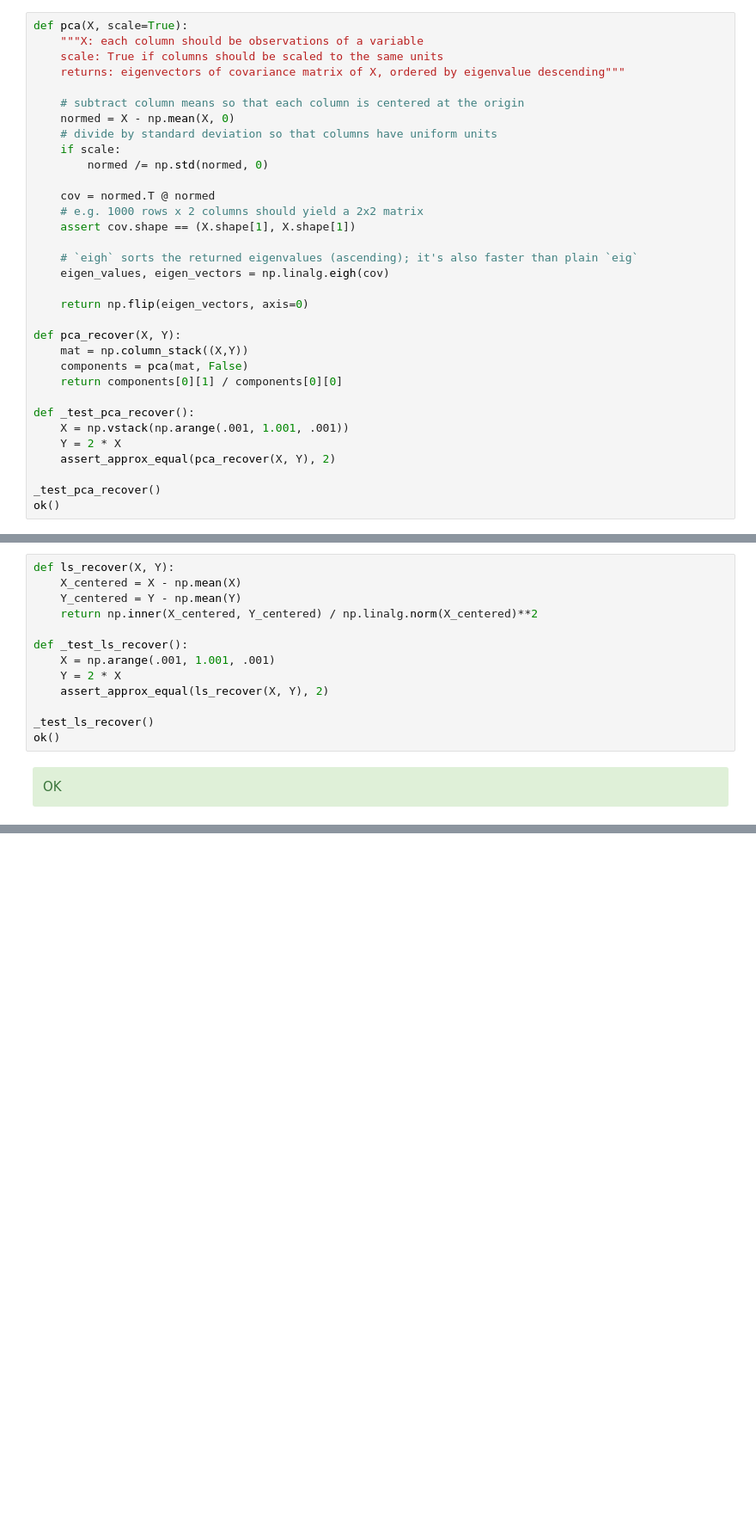
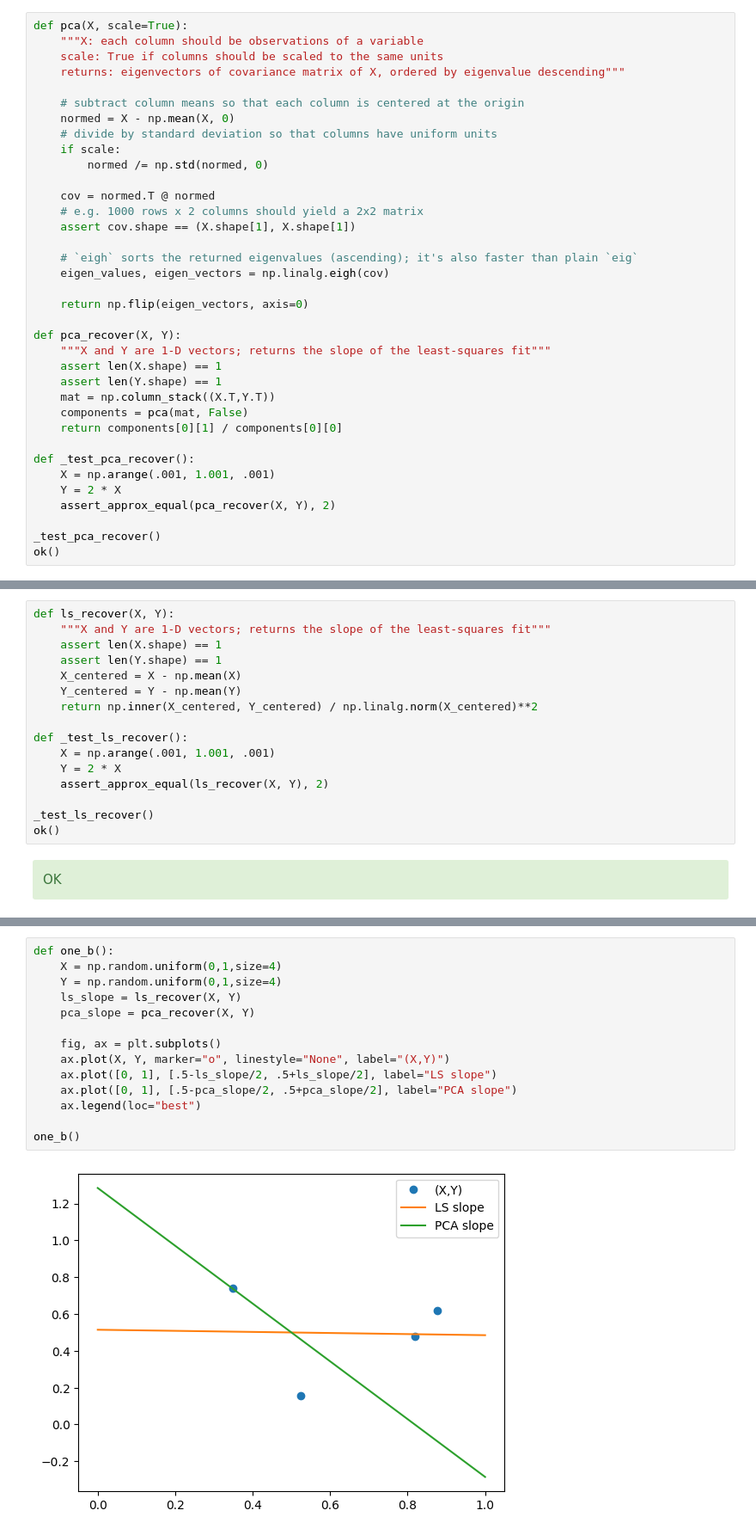
Before and after one commit to garfieldnate/Stanford-CS-168_Modern_Algorithmic_Toolbox, a Jupyter notebook: cs168/notebooks/mini_project_4.ipynb, the cells around one changed output, grey strips where cells are left out. Shown at 86% size. Cells and saved outputs as stored; diff of their text form; blank space fills up the shorter version.

```diff
--- a/cs168/notebooks/mini_project_4.ipynb
+++ b/cs168/notebooks/mini_project_4.ipynb
@@ -170,12 +172,15 @@ def pca(X, scale=True):
     return np.flip(eigen_vectors, axis=0)
 
 def pca_recover(X, Y):
-    mat = np.column_stack((X,Y))
+    """X and Y are 1-D vectors; returns the slope of the least-squares fit"""
+    assert len(X.shape) == 1
+    assert len(Y.shape) == 1
+    mat = np.column_stack((X.T,Y.T))
     components = pca(mat, False)
     return components[0][1] / components[0][0]
 
 def _test_pca_recover():
-    X = np.vstack(np.arange(.001, 1.001, .001))
+    X = np.arange(.001, 1.001, .001)
     Y = 2 * X
     assert_approx_equal(pca_recover(X, Y), 2)
 
@@ -185,6 +190,9 @@ ok()
 OK
 # %%
 def ls_recover(X, Y):
+    """X and Y are 1-D vectors; returns the slope of the least-squares fit"""
+    assert len(X.shape) == 1
+    assert len(Y.shape) == 1
     X_centered = X - np.mean(X)
     Y_centered = Y - np.mean(Y)
     return np.inner(X_centered, Y_centered) / np.linalg.norm(X_centered)**2
@@ -206,0 +221,16 @@ Wouldn't they both recover garbage? Or rather, PCA would sort of give a measure
+# %%
+def one_b():
+    X = np.random.uniform(0,1,size=4)
+    Y = np.random.uniform(0,1,size=4)
+    ls_slope = ls_recover(X, Y)
+    pca_slope = pca_recover(X, Y)
+
+    fig, ax = plt.subplots()
+    ax.plot(X, Y, marker="o", linestyle="None", label="(X,Y)")
+    ax.plot([0, 1], [.5-ls_slope/2, .5+ls_slope/2], label="LS slope")
+    ax.plot([0, 1], [.5-pca_slope/2, .5+pca_slope/2], label="PCA slope")
+    ax.legend(loc="best")
+
+one_b()
+# %% [output]
+[figure, added]
```
Also changed, not shown: parts of 4 cells of this notebook.
